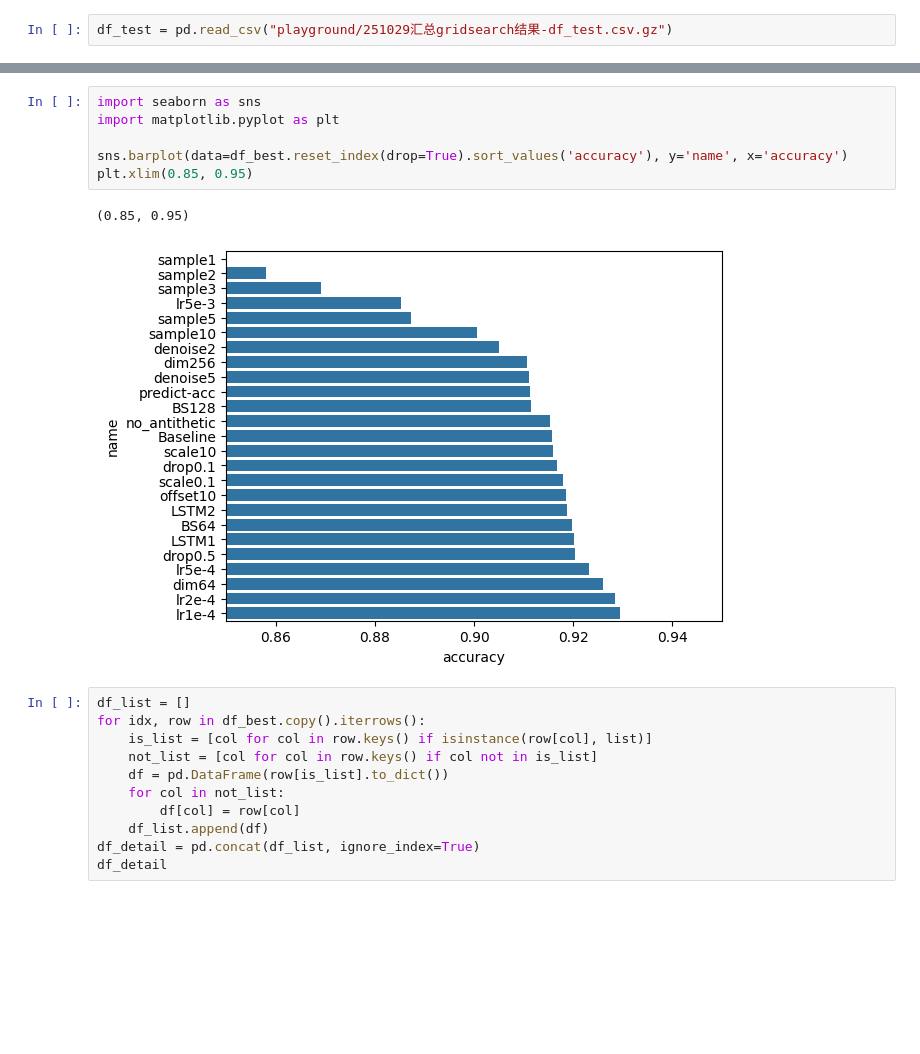
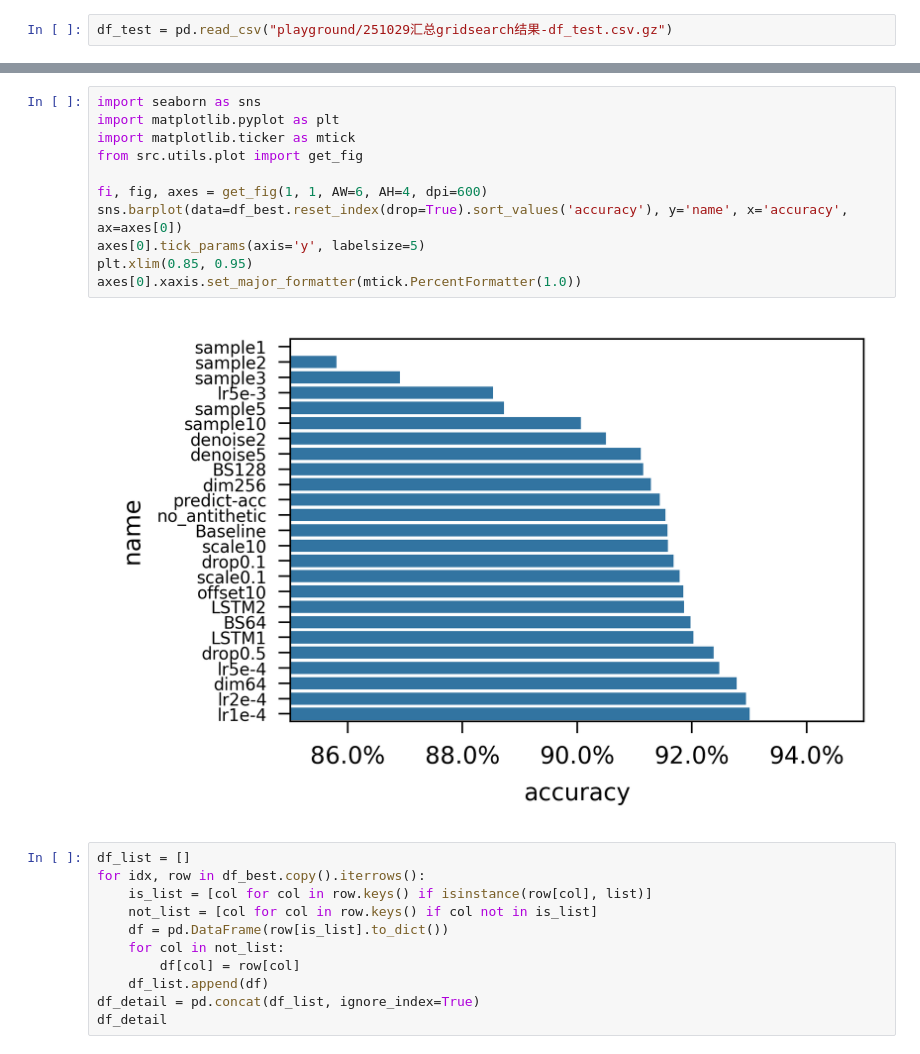
Before and after one commit to yuzhTHU/HuaweiCrowdSimulationCodeRelease, a Jupyter notebook: scripts/251029汇总gridsearch结果.ipynb, the cells around one changed output, grey strips where cells are left out. Cells and saved outputs as stored; diff of their text form; blank space fills up the shorter version.

```diff
--- a/scripts/251029汇总gridsearch结果.ipynb
+++ b/scripts/251029汇总gridsearch结果.ipynb
@@ -89,12 +89,16 @@ df_best
 # %%
 import seaborn as sns
 import matplotlib.pyplot as plt
+import matplotlib.ticker as mtick
+from src.utils.plot import get_fig
 
-sns.barplot(data=df_best.reset_index(drop=True).sort_values('accuracy'), y='name', x='accuracy')
+fi, fig, axes = get_fig(1, 1, AW=6, AH=4, dpi=600)
+sns.barplot(data=df_best.reset_index(drop=True).sort_values('accuracy'), y='name', x='accuracy', ax=axes[0])
+axes[0].tick_params(axis='y', labelsize=5)
 plt.xlim(0.85, 0.95)
+axes[0].xaxis.set_major_formatter(mtick.PercentFormatter(1.0))
 # %% [output]
-(0.85, 0.95)
-[figure, old version]
+[figure, new version]
 # %%
 df_list = []
 for idx, row in df_best.copy().iterrows():
```
Also changed, not shown: parts of 2 cells of this notebook, 3 other files.
